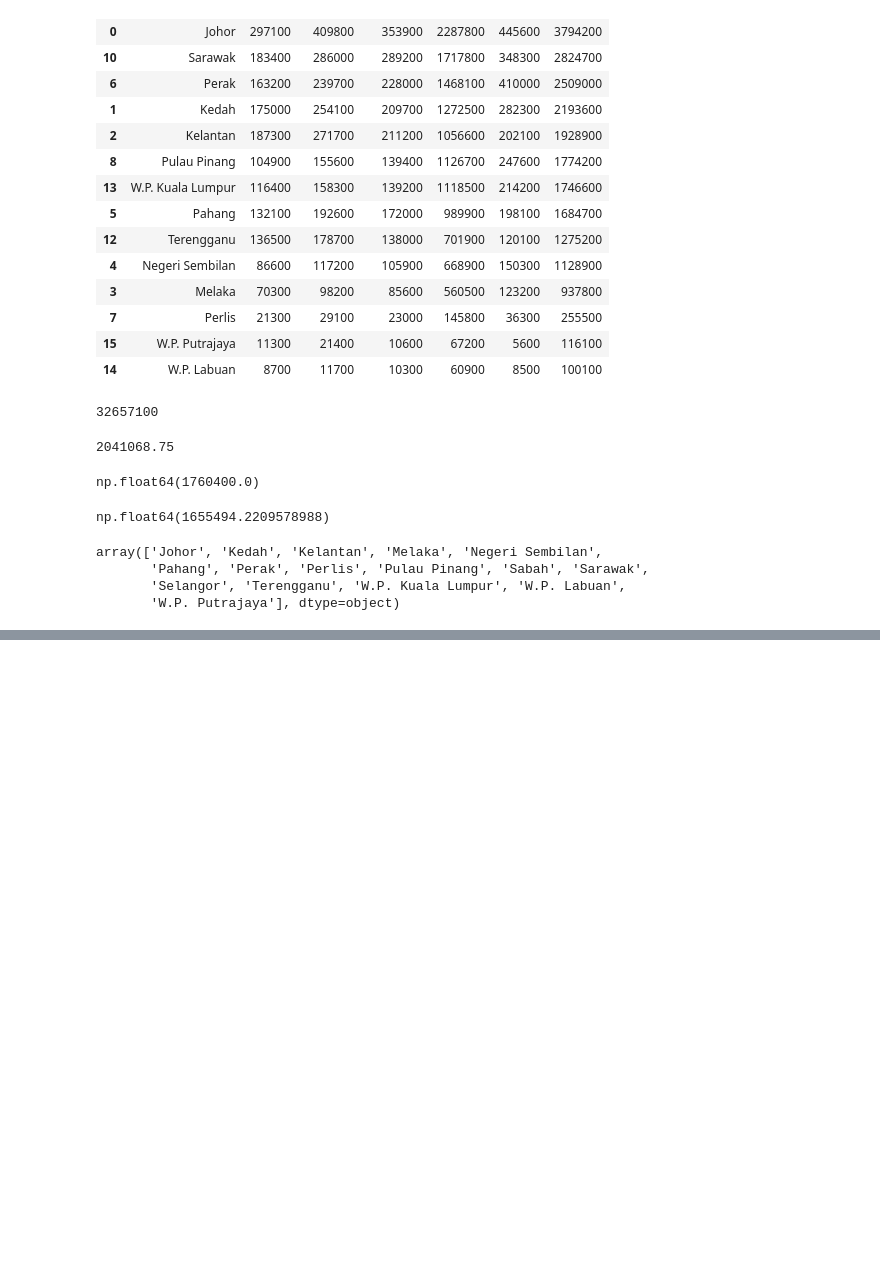
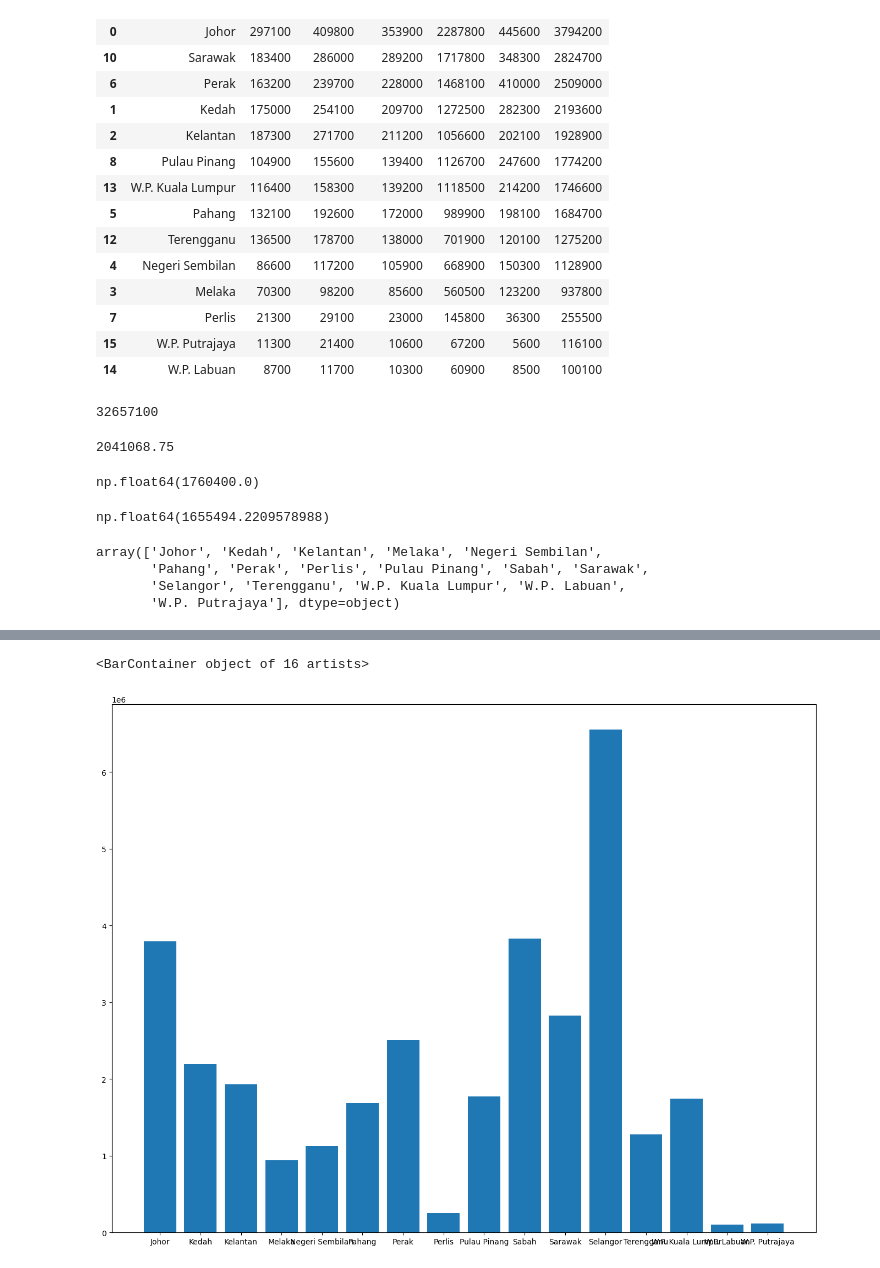
Before and after one commit to syahmisade/IEGCoding, a Jupyter notebook: July12/mypopulations.ipynb, the cells around one changed output, grey strips where cells are left out. Saved outputs shown, nothing was run; the diff lists cells and outputs as text; code cells hidden in the pictures; blank space fills up the shorter version.

```diff
--- a/July12/mypopulations.ipynb
+++ b/July12/mypopulations.ipynb
@@ -562,0 +579,8 @@ array(['Johor', 'Kedah', 'Kelantan', 'Melaka', 'Negeri Sembilan',
+# %%
+fig = plt.figure()
+ax = fig.add_axes([0, 0, 2, 2])
+bar_colors = ['tab:red', 'tab:blue', 'tab:red', 'tab:orange', 'tab:red', 'tab:blue', 'tab:red', 'tab:orange', 'tab:red', 'tab:blue', 'tab:red', 'tab:orange', 'tab:red', 'tab:blue', 'tab:red', 'tab:orange']
+ax.bar(p['state'], p['total'])
+# %% [output]
+<BarContainer object of 16 artists>
+[figure, added]
```
Also changed, not shown: parts of 6 cells of this notebook.
